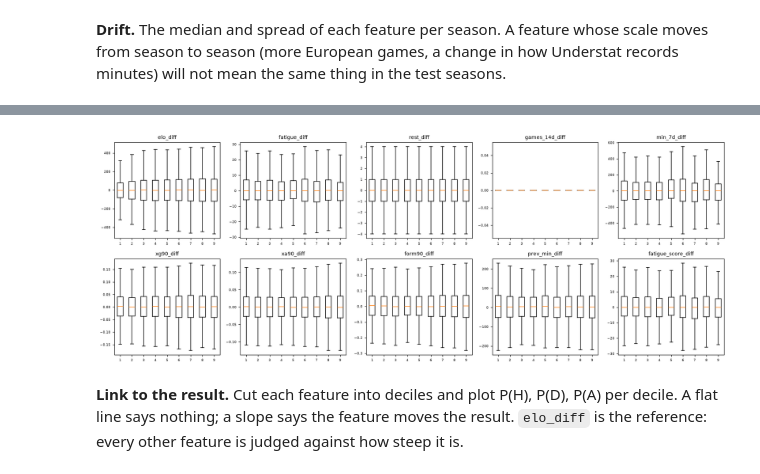
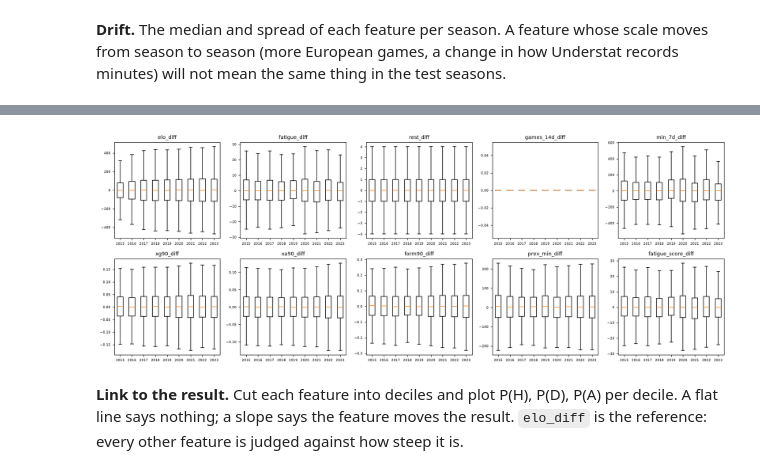
Before and after one commit to Ax-47/money-printer-research, a Jupyter notebook: notebooks/match_features_eda.ipynb, the cells around one changed output, grey strips where cells are left out. Saved outputs shown, nothing was run; the diff lists cells and outputs as text; code cells hidden in the pictures.

```diff
--- a/notebooks/match_features_eda.ipynb
+++ b/notebooks/match_features_eda.ipynb
@@ -388,30 +357,3 @@ shape
-# %%
-fig, axes = plt.subplots(2, (len(KEY) + 1) // 2, figsize=(16, 6))
-for ax, col in zip(axes.flat, KEY, strict=False):
-    values = eda.select(col, TARGET).drop_nulls()
-    if is_discrete(values[col]):
-        lo, hi = values[col].quantile(0.01), values[col].quantile(0.99)
-        counts = (
-            values.filter(pl.col(col).is_between(lo, hi))
-            .group_by(col, TARGET)
-            .len()
-            .with_columns((pl.col("len") / pl.col("len").sum().over(TARGET)).alias("share"))
-        )
-        for k, outcome in enumerate(OUTCOMES):
-            c = counts.filter(pl.col(TARGET) == outcome).sort(col)
-            ax.bar(c[col].to_numpy() + (k - 1) * 0.27, c["share"], width=0.27, label=outcome)
-    else:
-        lo, hi = values[col].quantile(0.01), values[col].quantile(0.99)
-        edges = np.linspace(lo, hi, 41)
-        for outcome in OUTCOMES:
-            x = values.filter(pl.col(TARGET) == outcome)[col].to_numpy()
-            ax.hist(x, bins=edges, density=True, histtype="step", label=outcome)
-    ax.set_title(col, fontsize=9)
-    ax.tick_params(labelsize=6)
-for ax in axes.flat[len(KEY) :]:
-    ax.set_visible(False)
-axes.flat[0].legend(fontsize=7)
-plt.tight_layout()
 # %% [markdown]
 **Drift.** The median and spread of each feature per season. A feature whose scale moves
 from season to season (more European games, a change in how Understat records minutes)
@@ -432,20 +374,18 @@ shape: (9, 11)
 | 2022 | -4.860705 | 0.090909 | 0.0 | 0.0 | 0.0 | 0.000662 | -0.000099 | ... |
 | 2023 | 1.474218 | 0.0 | 0.0 | 0.0 | 0.0 | 0.000688 | -0.00071 | ... |
 # %%
+seasons = eda["season_start"].unique().sort().to_list()
 fig, axes = plt.subplots(2, (len(KEY) + 1) // 2, figsize=(16, 6))
 for ax, col in zip(axes.flat, KEY, strict=False):
-    per_season = [
-        eda.filter(pl.col("season_start") == s)[col].drop_nulls().to_numpy()
-        for s in eda["season_start"].unique().sort()
-    ]
-    ax.boxplot(per_season, showfliers=False)
+    per_season = [eda.filter(pl.col("season_start") == s)[col].drop_nulls().to_numpy() for s in seasons]
+    ax.boxplot(per_season, showfliers=False, tick_labels=seasons)
     ax.set_title(col, fontsize=9)
     ax.tick_params(labelsize=6)
-for ax in axes.flat[len(KEY) :]:
+for ax in axes.flat[len(KEY):]:
     ax.set_visible(False)
 plt.tight_layout()
 # %% [output]
-[figure, old version]
+[figure, new version]
 # %% [markdown]
 **Link to the result.** Cut each feature into deciles and plot P(H), P(D), P(A) per decile.
 A flat line says nothing; a slope says the feature moves the result. `elo_diff` is the
```
Also changed, not shown: parts of 3 cells of this notebook.
